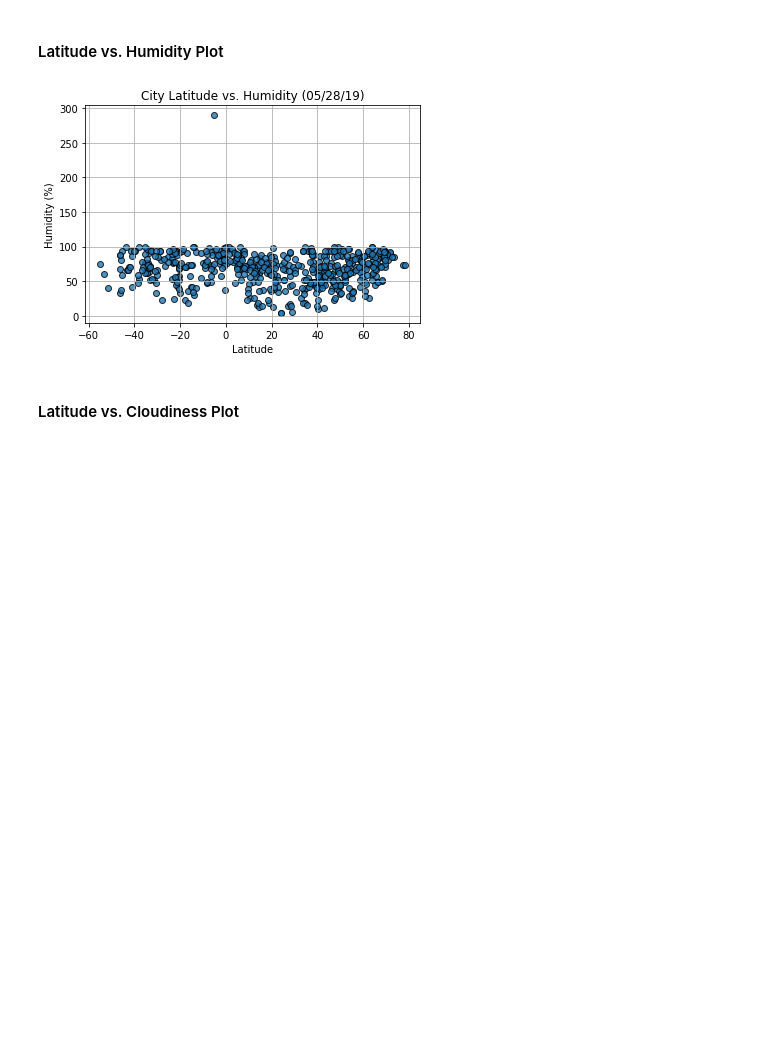
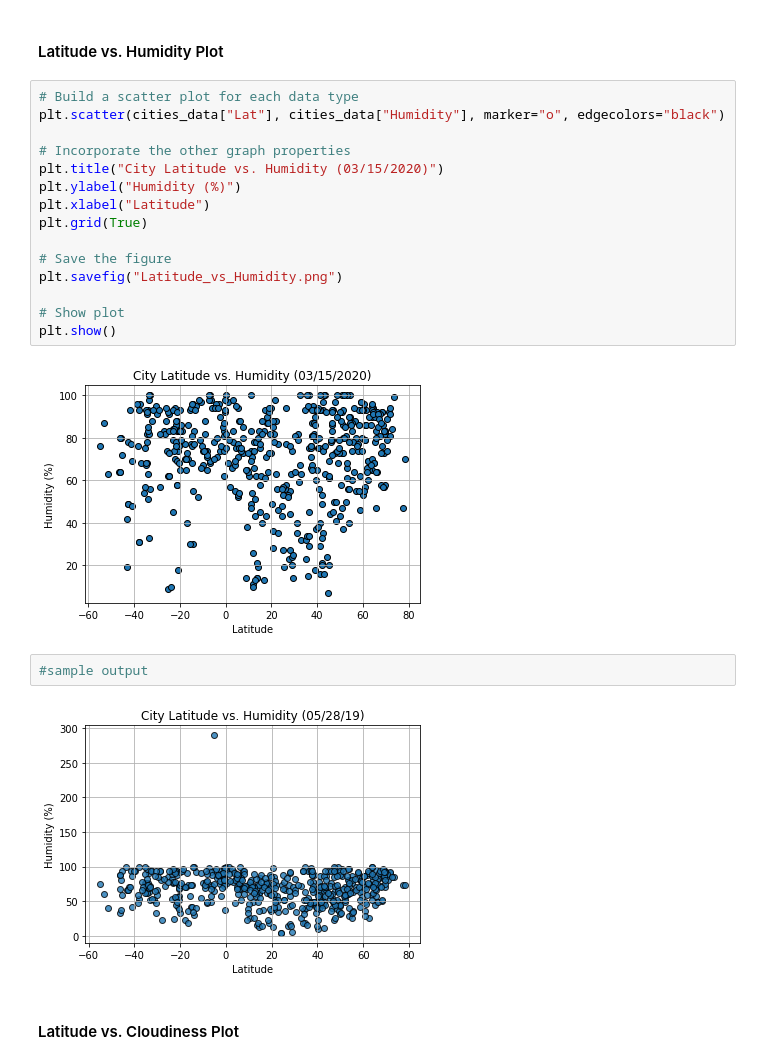
Before and after one commit to ivytiongco/python-api-analysis, a Jupyter notebook: WeatherPy/WeatherPy.ipynb, the cells around one changed output. Cells and saved outputs as stored; diff of their text form; blank space fills up the shorter version.

```diff
--- a/WeatherPy/WeatherPy.ipynb
+++ b/WeatherPy/WeatherPy.ipynb
@@ -221,7 +219,25 @@ plt.show()
 [figure]
 # %% [markdown]
 #### Latitude vs. Humidity Plot
+# %%
+# Build a scatter plot for each data type
+plt.scatter(cities_data["Lat"], cities_data["Humidity"], marker="o", edgecolors="black")
+
+# Incorporate the other graph properties
+plt.title("City Latitude vs. Humidity (03/15/2020)")
+plt.ylabel("Humidity (%)")
+plt.xlabel("Latitude")
+plt.grid(True)
+
+# Save the figure
+plt.savefig("Latitude_vs_Humidity.png")
+
+# Show plot
+plt.show()
+# %% [output]
+[figure, added]
 # %%
+#sample output
 # %% [output]
 [figure]
 # %% [markdown]
```
Also changed, not shown: parts of 28 cells of this notebook, 6 other files.
